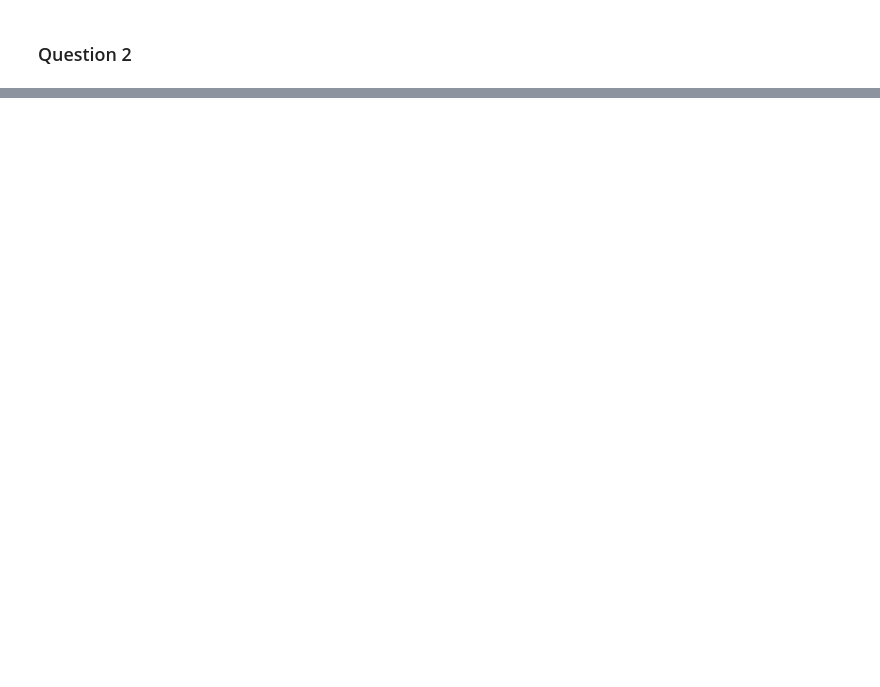
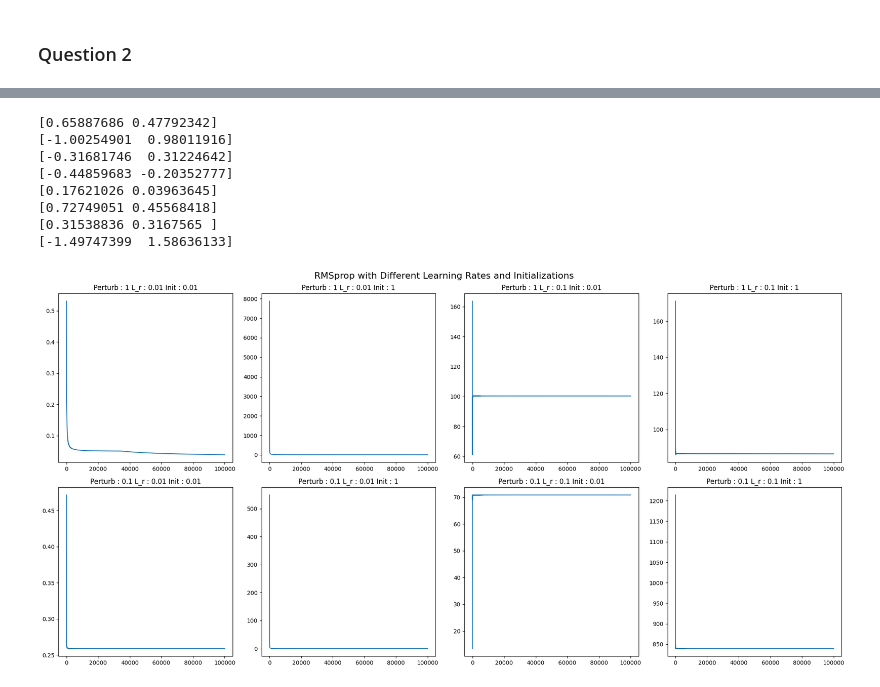
Before and after one commit to kalperenctnr/MLfundementals, a Jupyter notebook: Optimizers/optimizers.ipynb, the cells around one changed output, grey strips where cells are left out. Saved outputs shown, nothing was run; the diff lists cells and outputs as text; code cells hidden in the pictures; blank space fills up the shorter version.

```diff
--- a/Optimizers/optimizers.ipynb
+++ b/Optimizers/optimizers.ipynb
@@ -253,0 +318,46 @@ plt.show()
+# %%
+mse_scores = {}
+for perturb in perturbation:
+    for l_r in l_rates:
+        for init in init_std:
+            mse = []
+            mse_total = 0
+            x = np.random.normal(scale=init, size=(2,))
+            G = np.zeros_like(x)
+            for k in range(1, 100000):
+                dx = f_gradient(x)
+                dx += np.random.normal(0, perturb, size=dx.shape)
+                update = l_r * RMSprop(G, dx)
+                x = x - update
+                step_mse = (1/2) * f(x)**2
+
+                mse_total += step_mse
+
+                mse.append(mse_total/k)
+                if np.absolute(update).max() < 1e-6:
+                    break
+            print(x)
+            mse_scores[str(perturb)+" "+str(l_r)+" "+str(init)] = mse.copy()
+
+fig, ax = plt.subplots(2, 4)
+fig.suptitle("RMSprop with Different Learning Rates and Initializations", fontsize=16)
+for k in range(2):
+    for i in range(2):
+        for j in range(2):
+            ax[k, 2*i + j].set_title(f"Perturb : {perturbation[k]} L_r : {l_rates[i]} Init : {init_std[j]}")
+            ax[k, 2*i + j].plot(mse_scores[str(perturbation[k])+" "+str(l_rates[i])+" "+str(init_std[j])])
+
+fig.set_figwidth(20)
+fig.set_figheight(10)
+fig.tight_layout()
+plt.show()
+# %% [output]
+[0.65887686 0.47792342]
+[-1.00254901  0.98011916]
+[-0.31681746  0.31224642]
+[-0.44859683 -0.20352777]
+[0.17621026 0.03963645]
+[0.72749051 0.45568418]
+[0.31538836 0.3167565 ]
+[-1.49747399  1.58636133]
+[figure, added]
```
Also changed, not shown: parts of 11 cells of this notebook.
